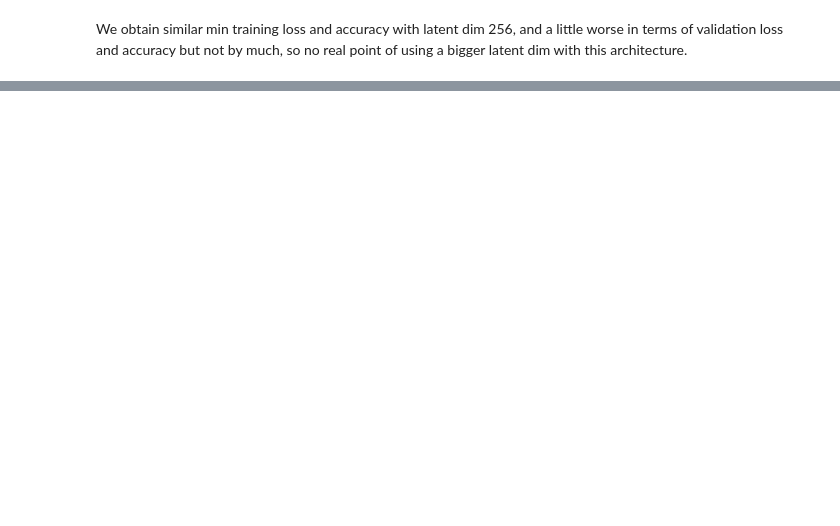
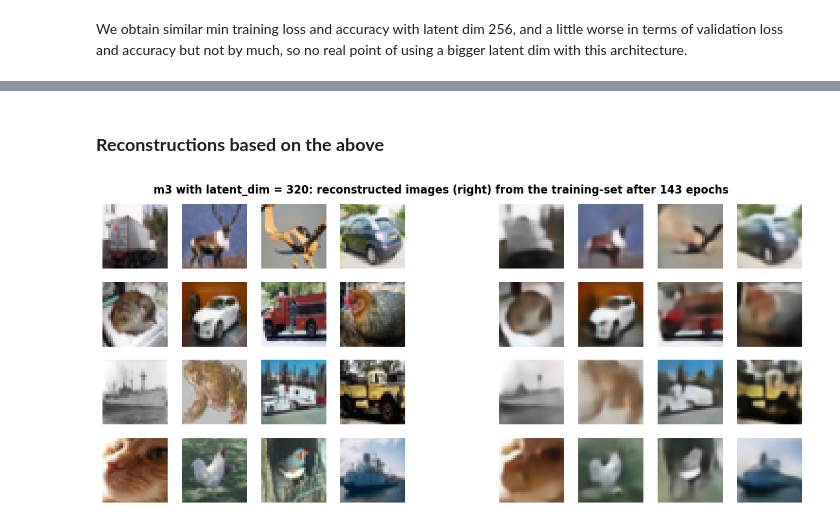
Before and after one commit to AtSourav/AE-w.-Bottleneck-Residual-Blocks, a Jupyter notebook: AE_cifar10_residual_blocks_m3.ipynb, the cells around one changed output, grey strips where cells are left out. Cells and saved outputs as stored; diff of their text form; code cells hidden in the pictures; blank space fills up the shorter version.

```diff
--- a/AE_cifar10_residual_blocks_m3.ipynb
+++ b/AE_cifar10_residual_blocks_m3.ipynb
@@ -936,0 +939,6 @@ We obtain similar min training loss and accuracy with latent dim 256, and a litt
+# %%
+K.clear_session()
+
+latent_dim = 320
+
+initializer = initializers.HeNormal(seed=123)
@@ -936,0 +1228,38 @@ We obtain similar min training loss and accuracy with latent dim 256, and a litt
+# %% [markdown]
+### **Reconstructions based on the above**
+# %%
+def plot_reconstruction(set, name,seed_val, epochs, scale, model_name):     #name should be either 'training' or 'validation'
+                                                                            #scale decides how big the images are
+  np.random.seed(seed_val)
+
+  tg_indices = np.random.randint(0,set.shape[0],size = 16)
+  img_sample = tf.convert_to_tensor(np.array(set)[tg_indices])
+  z_sample = encoder(img_sample)
+  img_recon = decoder(z_sample)
+
+  recon = plt.figure(figsize=(np.ceil(9*scale),np.ceil(4*scale)))
+  recon.suptitle(model_name + ' with latent_dim = ' + str(latent_dim) +': reconstructed images (right) from the ' + name + '-set after ' + str(epochs) + ' epochs', fontweight= 'bold', y=0.93)
+
+  recon.tight_layout()
+
+  for i in range(36):
+    recon.add_subplot(4,9,i+1)
+    j = int(np.floor(i/9))
+    if (i%9) <4:
+      img = set[tg_indices[j*4 + (i%9)]]
+      plt.imshow(img)
+      plt.axis('off')
+    elif (i%9)==4:
+      img = np.ones((32,32,3))
+      plt.imshow(img)
+      plt.axis('off')
+    else:
+      img = img_recon[j*4 + (i%9) - 5]
+      plt.imshow(img)
+      plt.axis('off')
+# %%
+plot_reconstruction(img_train, 'training', 123, 143, 1.5, 'm3')
+
+plt.savefig('/content/AE-w.-Bottleneck-Residual-Blocks/plots_figures/m3_reconstructions_TrainSet_1.png')
+# %% [output]
+[figure, added]
```
Also changed, not shown: parts of 22 cells of this notebook.
